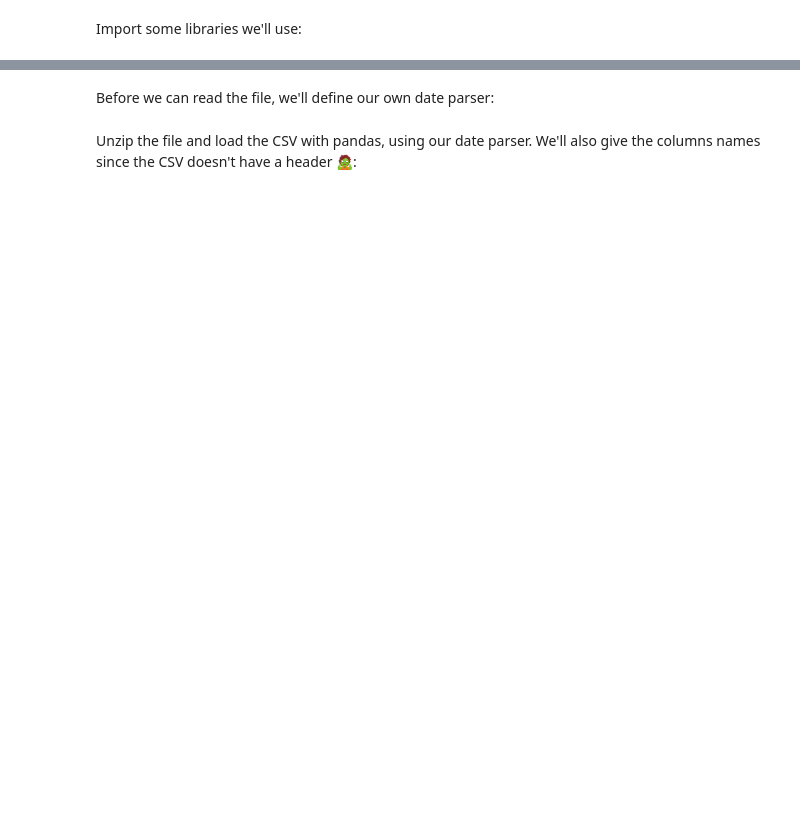
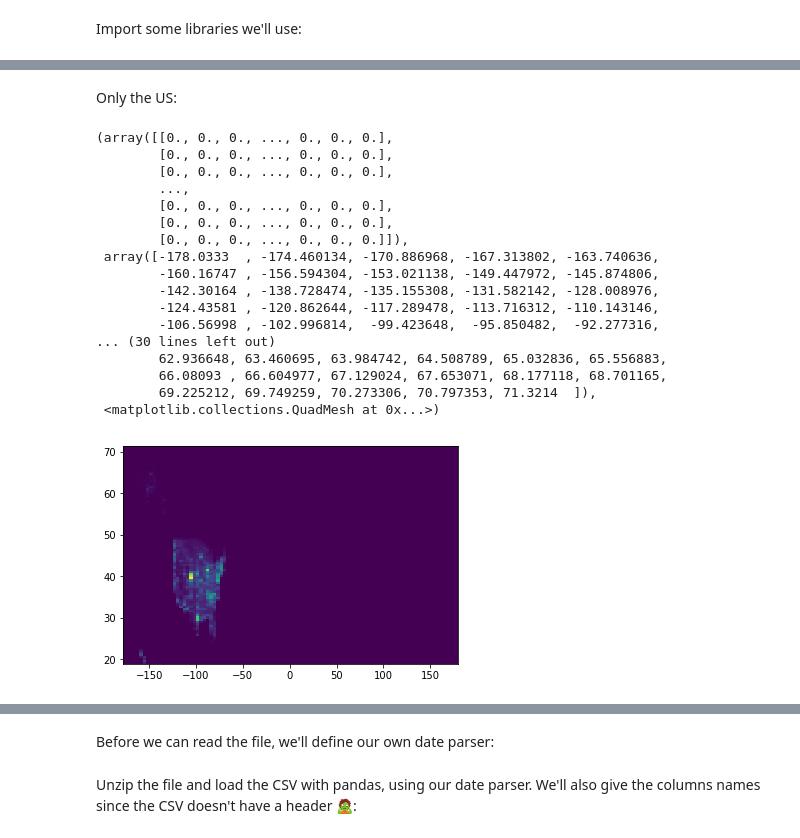
Before and after one commit to crstn/CISC, a Jupyter notebook: UHI-NOAA/NOAA_weather_station_data.ipynb, the cells around one changed output, grey strips where cells are left out. Drawn from its saved outputs; the diff is of its cells as text; code cells hidden in the pictures; blank space fills up the shorter version.

```diff
--- a/UHI-NOAA/NOAA_weather_station_data.ipynb
+++ b/UHI-NOAA/NOAA_weather_station_data.ipynb
@@ -7,0 +65,24 @@ import os
+# %% [markdown]
+Only the US:
+# %%
+stations_US = stations[stations["country"] == "US"]
+plt.hist2d(stations_US["lon"], stations_US["lat"], bins=100)
+# %% [output]
+(array([[0., 0., 0., ..., 0., 0., 0.],
+        [0., 0., 0., ..., 0., 0., 0.],
+        [0., 0., 0., ..., 0., 0., 0.],
+        ...,
+        [0., 0., 0., ..., 0., 0., 0.],
+        [0., 0., 0., ..., 0., 0., 0.],
+        [0., 0., 0., ..., 0., 0., 0.]]),
+ array([-178.0333  , -174.460134, -170.886968, -167.313802, -163.740636,
+        -160.16747 , -156.594304, -153.021138, -149.447972, -145.874806,
+        -142.30164 , -138.728474, -135.155308, -131.582142, -128.008976,
+        -124.43581 , -120.862644, -117.289478, -113.716312, -110.143146,
+        -106.56998 , -102.996814,  -99.423648,  -95.850482,  -92.277316,
+... (30 lines left out)
+        62.936648, 63.460695, 63.984742, 64.508789, 65.032836, 65.556883,
+        66.08093 , 66.604977, 67.129024, 67.653071, 68.177118, 68.701165,
+        69.225212, 69.749259, 70.273306, 70.797353, 71.3214  ]),
+ <matplotlib.collections.QuadMesh at 0x...>)
+[figure, added]
```
Also changed, not shown: parts of 23 cells of this notebook, 3 other files.
